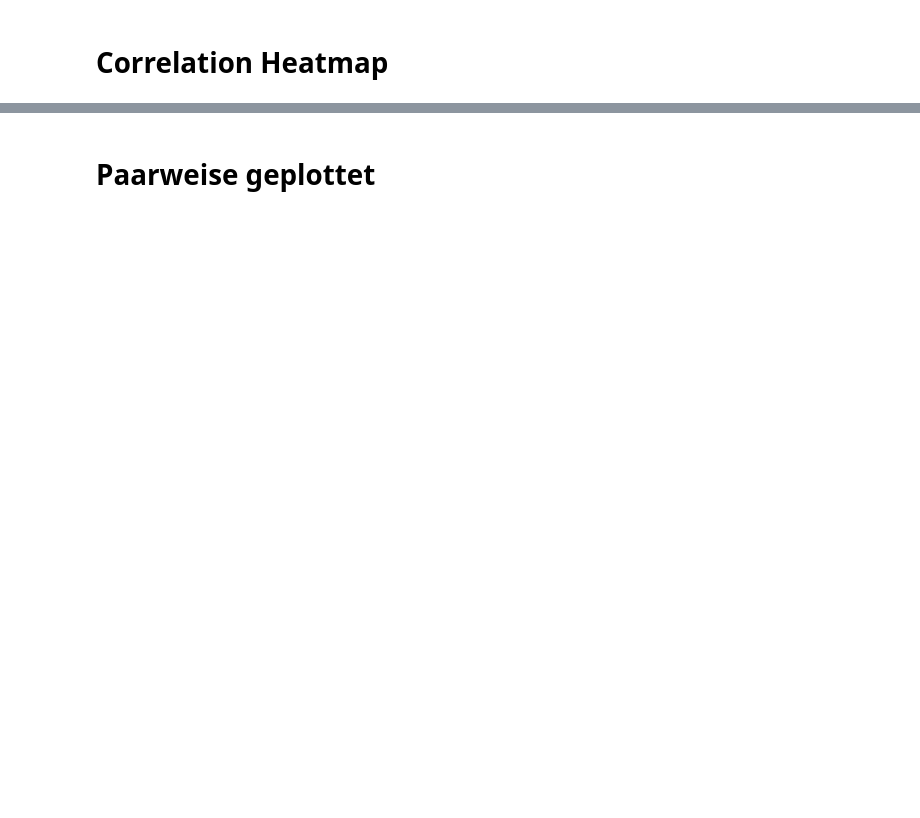
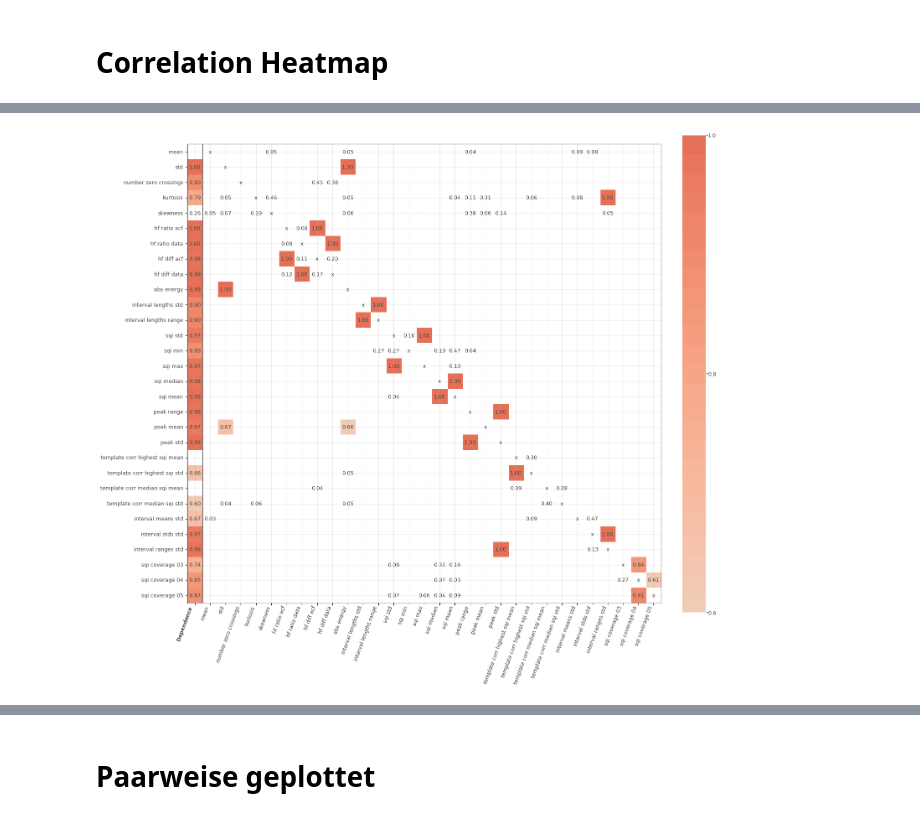
Before and after one commit to Zianor/Bachelorarbeit, a Jupyter notebook: Implementation/src/notebooks/own_features.ipynb, the cells around one changed output, grey strips where cells are left out. Saved outputs shown, nothing was run; the diff lists cells and outputs as text; code cells hidden in the pictures; blank space fills up the shorter version.

```diff
--- a/Implementation/src/notebooks/own_features.ipynb
+++ b/Implementation/src/notebooks/own_features.ipynb
@@ -17,7 +17,8 @@ save=True
 # %% [markdown]
 # Load Data
 # %%
-df = pd.read_csv(utils.get_own_features_csv_path(segment_length=10, overlap_amount=0.9, hr_threshold=10, data_folder='data_patients'), index_col=False)
+df = pd.read_csv(utils.get_own_features_csv_path(segment_length=10, overlap_amount=0.9, hr_threshold=10,
+                                                 data_folder='data_patients'), index_col=False)
 features = df.drop(Segment.get_feature_name_array(), axis='columns')
 informative_inf = df[Segment.get_feature_name_array()]
 
@@ -53,5 +111,7 @@ corr_colls
 fdm = rfpimp.feature_dependence_matrix(x_train)
 # %%
 plt.rcParams.update(plt.rcParamsDefault)
-rfpimp.plot_dependence_heatmap(fdm, figsize=(15, 15), value_fontsize=8, label_fontsize=9)
+rfpimp.plot_dependence_heatmap(fdm, figsize=(15, 15), value_fontsize=9, label_fontsize=9)
 plt.rcParams.update(utils.get_plt_settings())
+# %% [output]
+[figure, added]
```
Also changed, not shown: parts of 42 cells of this notebook, 1 other file.
